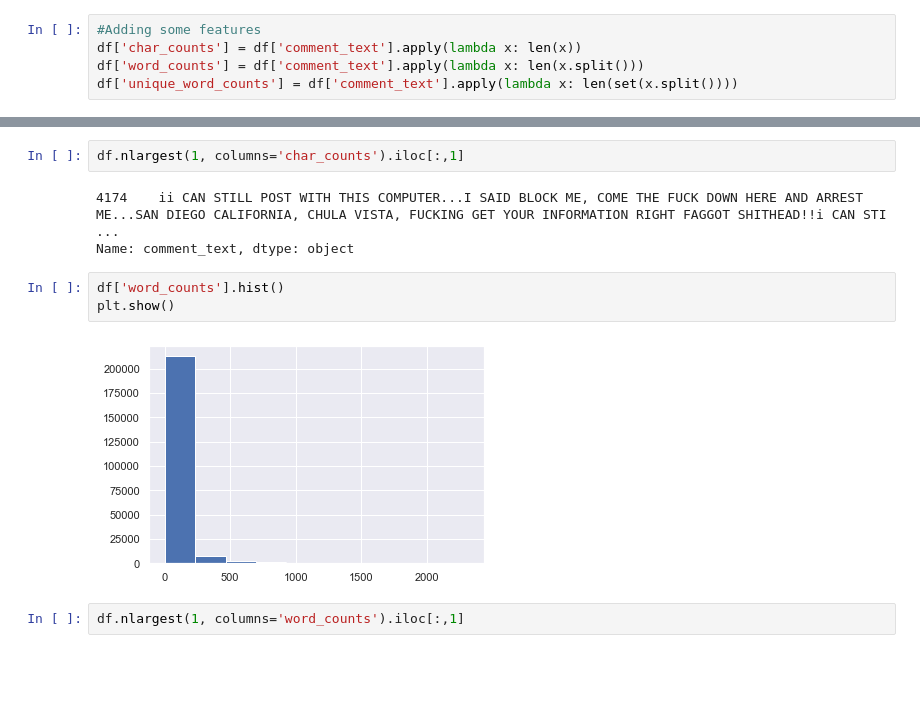
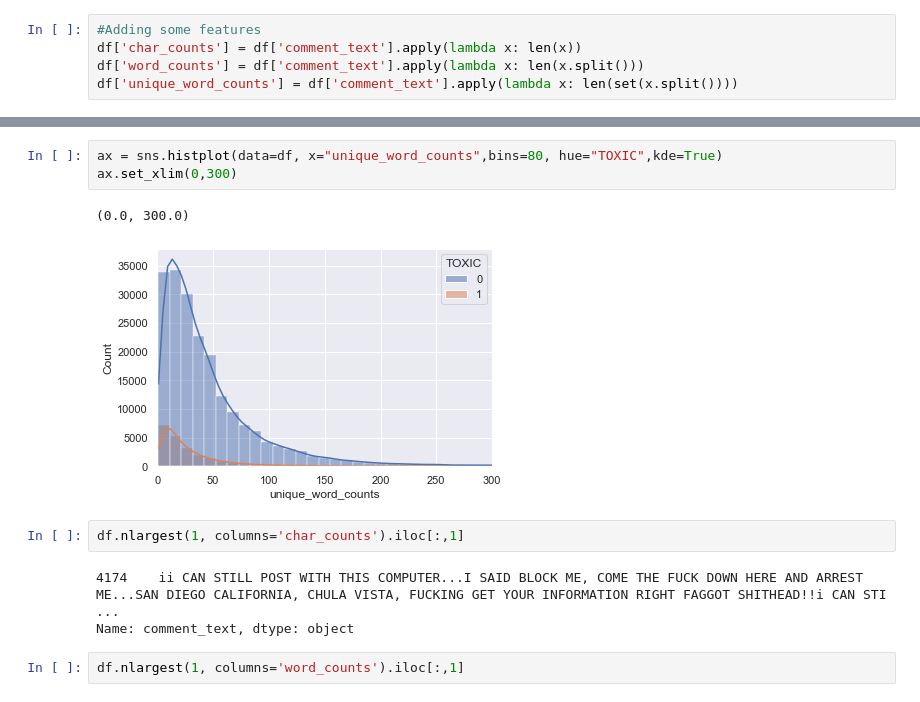
Before and after one commit to francescogemignani/Toxic-Comments-Classification-Challenge, a Jupyter notebook: TextPreprocessing.ipynb, the cells around one changed output, grey strips where cells are left out. Drawn from its saved outputs; the diff is of its cells as text; blank space fills up the shorter version.

```diff
--- a/TextPreprocessing.ipynb
+++ b/TextPreprocessing.ipynb
@@ -212,13 +231,14 @@ plt.show()
+# %%
+ax = sns.histplot(data=df, x="unique_word_counts",bins=80, hue="TOXIC",kde=True)
+ax.set_xlim(0,300)
+# %% [output]
+(0.0, 300.0)
+[figure, added]
 # %%
 df.nlargest(1, columns='char_counts').iloc[:,1]
 # %% [output]
 4174    ii CAN STILL POST WITH THIS COMPUTER...I SAID BLOCK ME, COME THE FUCK DOWN HERE AND ARREST ME...SAN DIEGO CALIFORNIA, CHULA VISTA, FUCKING GET YOUR INFORMATION RIGHT FAGGOT SHITHEAD!!i CAN STI ...
 Name: comment_text, dtype: object
-# %%
-df['word_counts'].hist()
-plt.show()
-# %% [output]
-[figure, removed]
 # %%
 df.nlargest(1, columns='word_counts').iloc[:,1]
 # %% [output]
```
Also changed, not shown: parts of 30 cells of this notebook, 2 other files.
